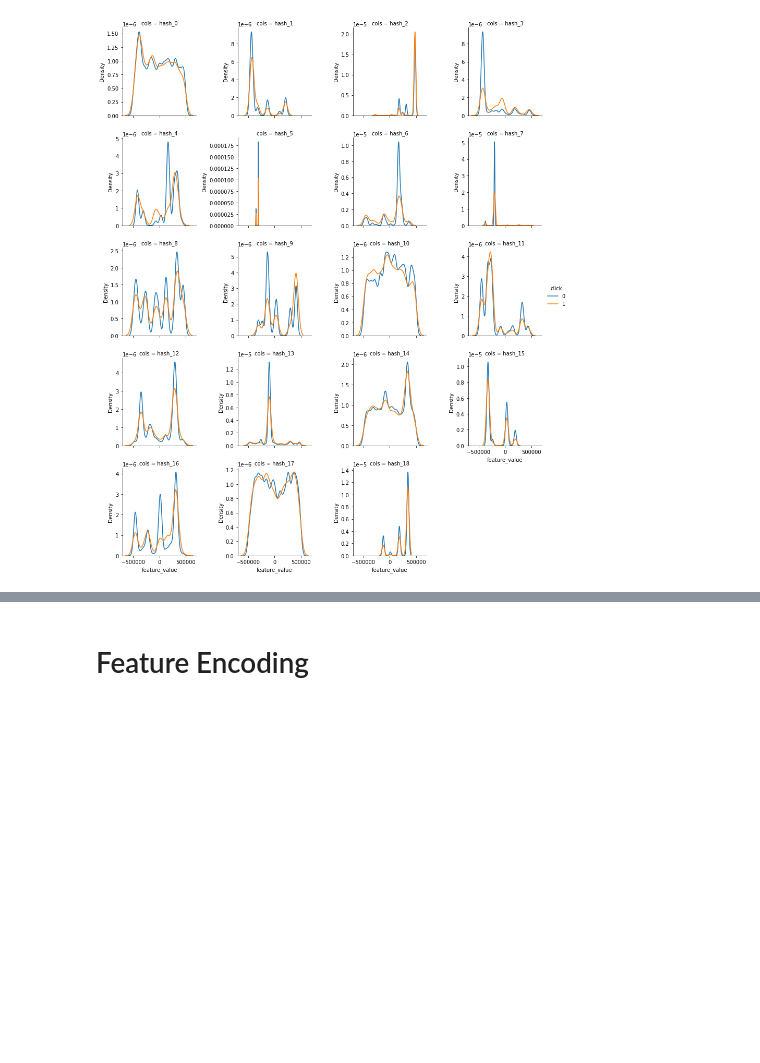
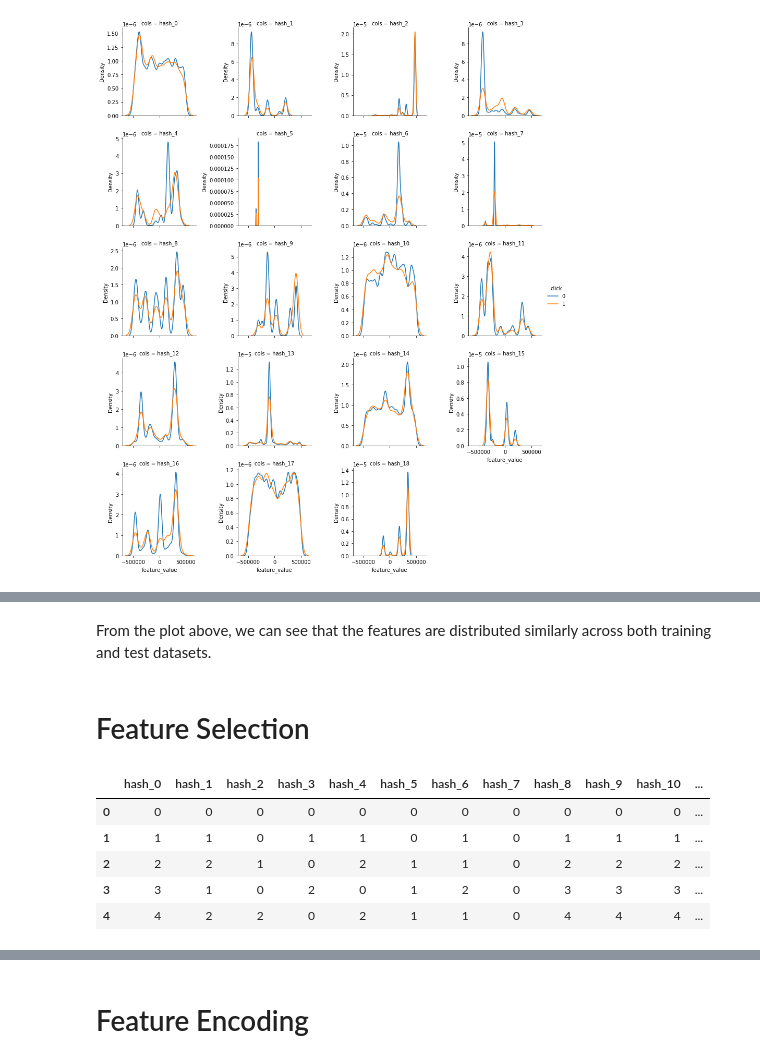
Before and after one commit to dexter11235813/click-prediction-miq, a Jupyter notebook: click_prediction/notebooks/01-EDA.ipynb, the cells around one changed output, grey strips where cells are left out. Cells and saved outputs as stored; diff of their text form; code cells hidden in the pictures; blank space fills up the shorter version.

```diff
--- a/click_prediction/notebooks/01-EDA.ipynb
+++ b/click_prediction/notebooks/01-EDA.ipynb
@@ -118,0 +159,19 @@ There doesn't seem to be a significant difference in distribution across feature
+# %% [markdown]
+From the plot above, we can see that the features are distributed similarly across both training and test datasets.
+# %% [markdown]
+# Feature Selection
+# %%
+# Map all categorical feature values to between (0, feature cardinality - 1)
+
+enc_map = preprocessors.CategoricalMapper(config.FEATURES)
+enc_cat = preprocessors.CategoricalTransformer(config.FEATURES)
+train_data = enc_cat.fit_transform(enc_map.fit_transform(train_data))
+# %%
+train_data.head()
+# %% [output]
+|  | hash_0 | hash_1 | hash_2 | hash_3 | hash_4 | hash_5 | hash_6 | hash_7 | hash_8 | hash_9 | hash_10 | ... |
+| 0 | 0 | 0 | 0 | 0 | 0 | 0 | 0 | 0 | 0 | 0 | 0 | ... |
+| 1 | 1 | 1 | 0 | 1 | 1 | 0 | 1 | 0 | 1 | 1 | 1 | ... |
+| 2 | 2 | 2 | 1 | 0 | 2 | 1 | 1 | 0 | 2 | 2 | 2 | ... |
+| 3 | 3 | 1 | 0 | 2 | 0 | 1 | 2 | 0 | 3 | 3 | 3 | ... |
+| 4 | 4 | 2 | 2 | 0 | 2 | 1 | 1 | 0 | 4 | 4 | 4 | ... |
```
Also changed, not shown: parts of 18 cells of this notebook, 5 other files.
